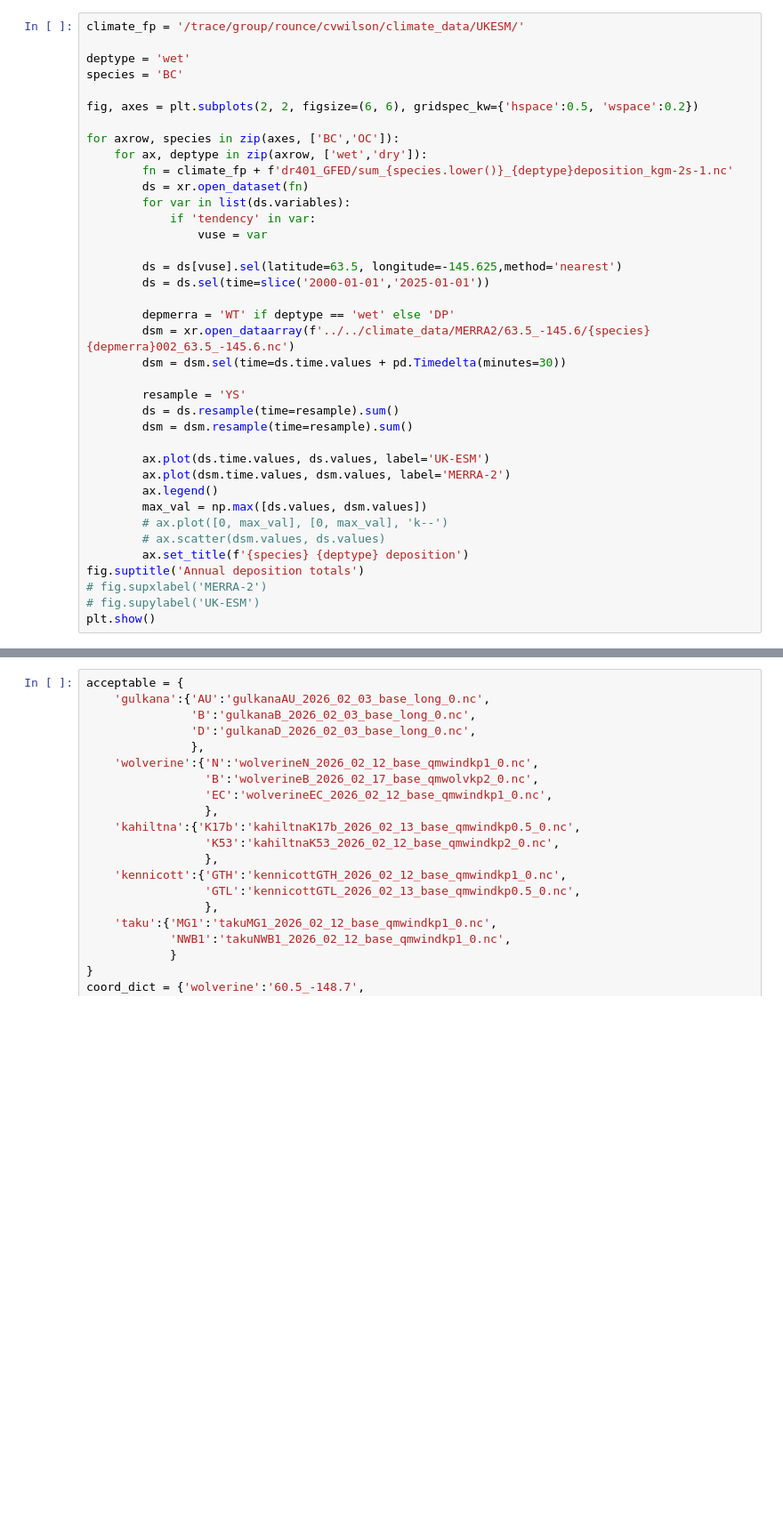
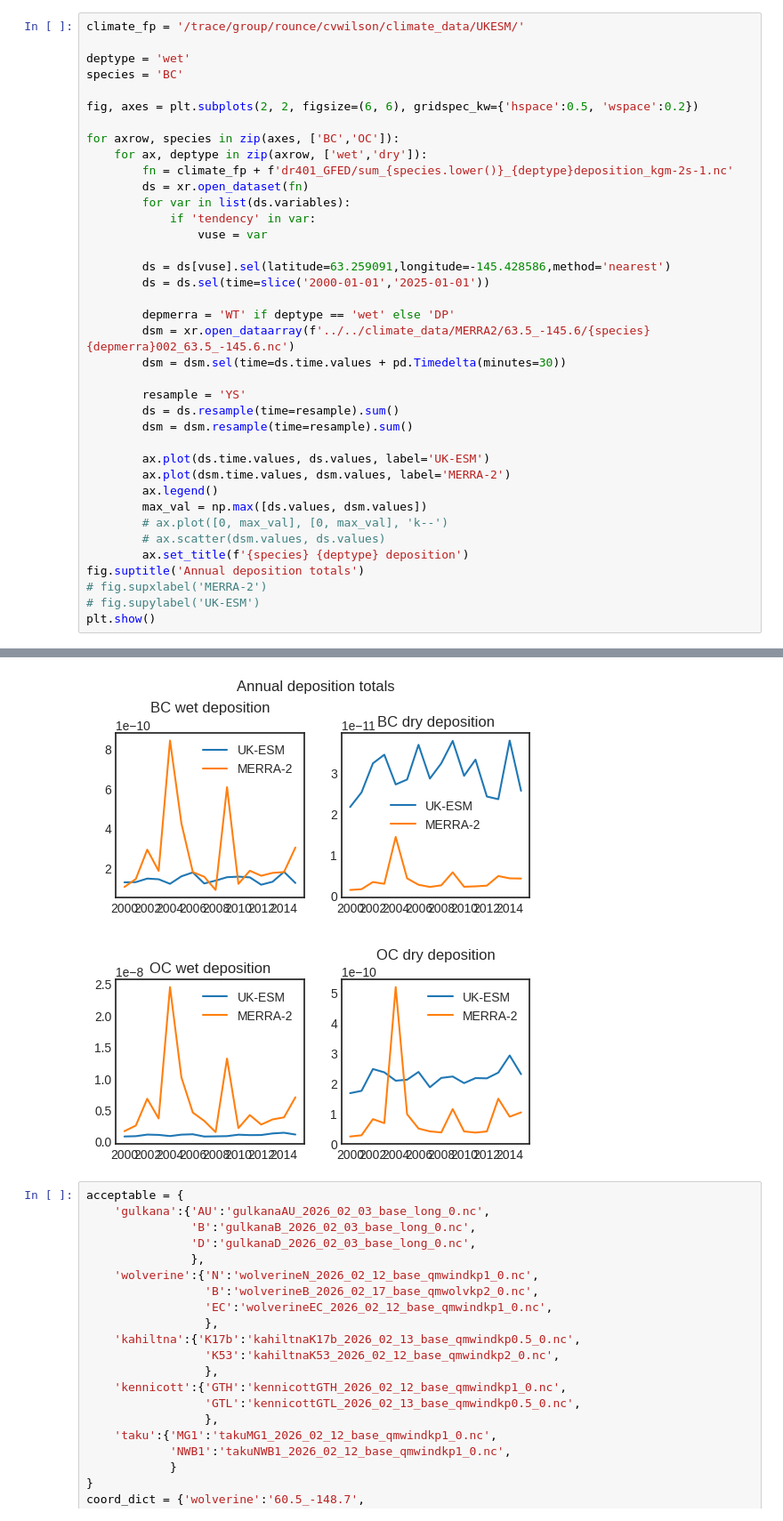
Before and after one commit to clairevwilson/PEBSI, a Jupyter notebook: project/explore.ipynb, the cells around one changed output, grey strips where cells are left out. Shown at 89% size. Cells and saved outputs as stored; diff of their text form; blank space fills up the shorter version.

```diff
--- a/project/explore.ipynb
+++ b/project/explore.ipynb
@@ -108,7 +169,7 @@ for axrow, species in zip(axes, ['BC','OC']):
             if 'tendency' in var:
                 vuse = var
 
-        ds = ds[vuse].sel(latitude=63.5, longitude=-145.625,method='nearest')
+        ds = ds[vuse].sel(latitude=63.259091,longitude=-145.428586,method='nearest')
         ds = ds.sel(time=slice('2000-01-01','2025-01-01'))
 
         depmerra = 'WT' if deptype == 'wet' else 'DP'
@@ -130,3 +191,4 @@ fig.suptitle('Annual deposition totals')
 # fig.supxlabel('MERRA-2')
 # fig.supylabel('UK-ESM')
 plt.show()
+# %% [output]
@@ -133,3 +198,4 @@ plt.show()
+[figure, added]
 # %%
 acceptable = {
     'gulkana':{'AU':'gulkanaAU_2026_02_03_base_long_0.nc',
```
Also changed, not shown: parts of 5 cells of this notebook.
